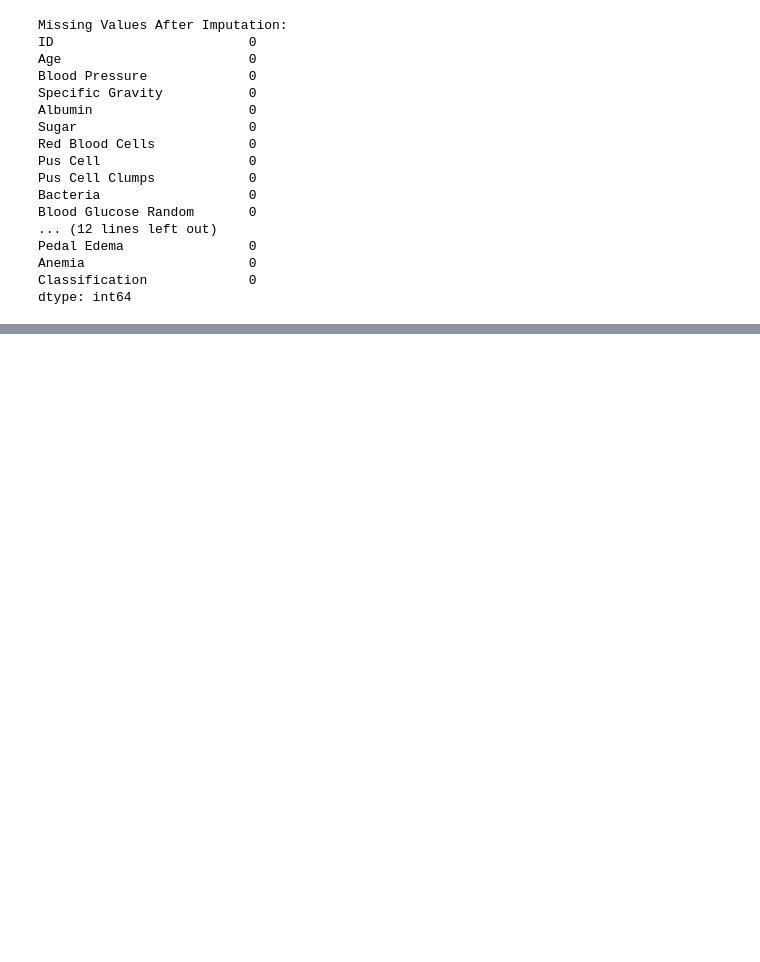
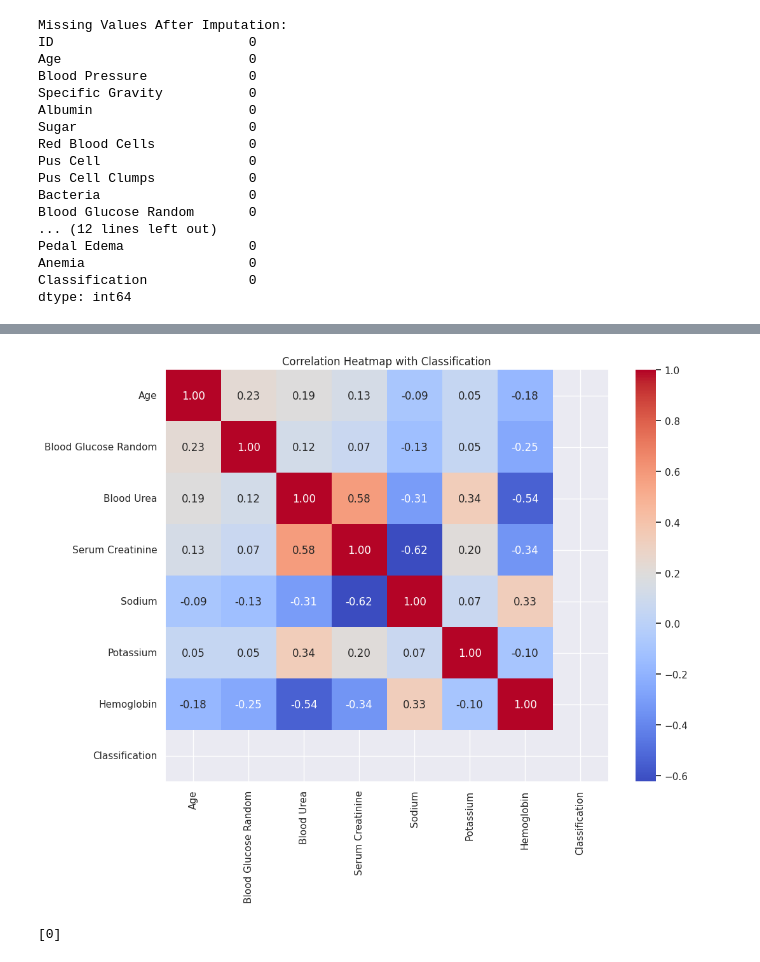
Before and after one commit to abshilpa/Chronic-Kidney-Disease-Data-Science-Project, a Jupyter notebook: MSC_Final_project_CKD.ipynb, the cells around one changed output, grey strips where cells are left out. Cells and saved outputs as stored; diff of their text form; code cells hidden in the pictures; blank space fills up the shorter version.

```diff
--- a/MSC_Final_project_CKD.ipynb
+++ b/MSC_Final_project_CKD.ipynb
@@ -261,0 +307,27 @@ dtype: int64
+# %%
+#Standardize or Normalize Numerical Features
+
+from sklearn.preprocessing import StandardScaler
+
+scaler = StandardScaler()
+CKD_Data[num_cols] = scaler.fit_transform(CKD_Data[num_cols])
+# %%
+# Encode 'Classification' as a numerical variable
+CKD_Data['Classification'] = CKD_Data['Classification'].apply(lambda x: 1 if x == 'ckd' else 0)
+
+# List of relevant columns
+columns_to_include = ['Age', 'Blood Glucose Random', 'Blood Urea', 'Serum Creatinine',
+                      'Sodium', 'Potassium', 'Hemoglobin', 'Classification']
+
+# Compute correlation matrix for selected columns
+plt.figure(figsize=(10, 8))
+sns.heatmap(CKD_Data[columns_to_include].corr(), annot=True, cmap='coolwarm', fmt='.2f', cbar=True)
+plt.title("Correlation Heatmap with Classification")
+plt.show()
+# %% [output]
+[figure, added]
+# %%
+CKD_Data['Classification'] = CKD_Data['Classification'].apply(lambda x: 1 if x == 'ckd' else 0)
+print(CKD_Data['Classification'].unique())
+# %% [output]
+[0]
```
Also changed, not shown: parts of 8 cells of this notebook.
